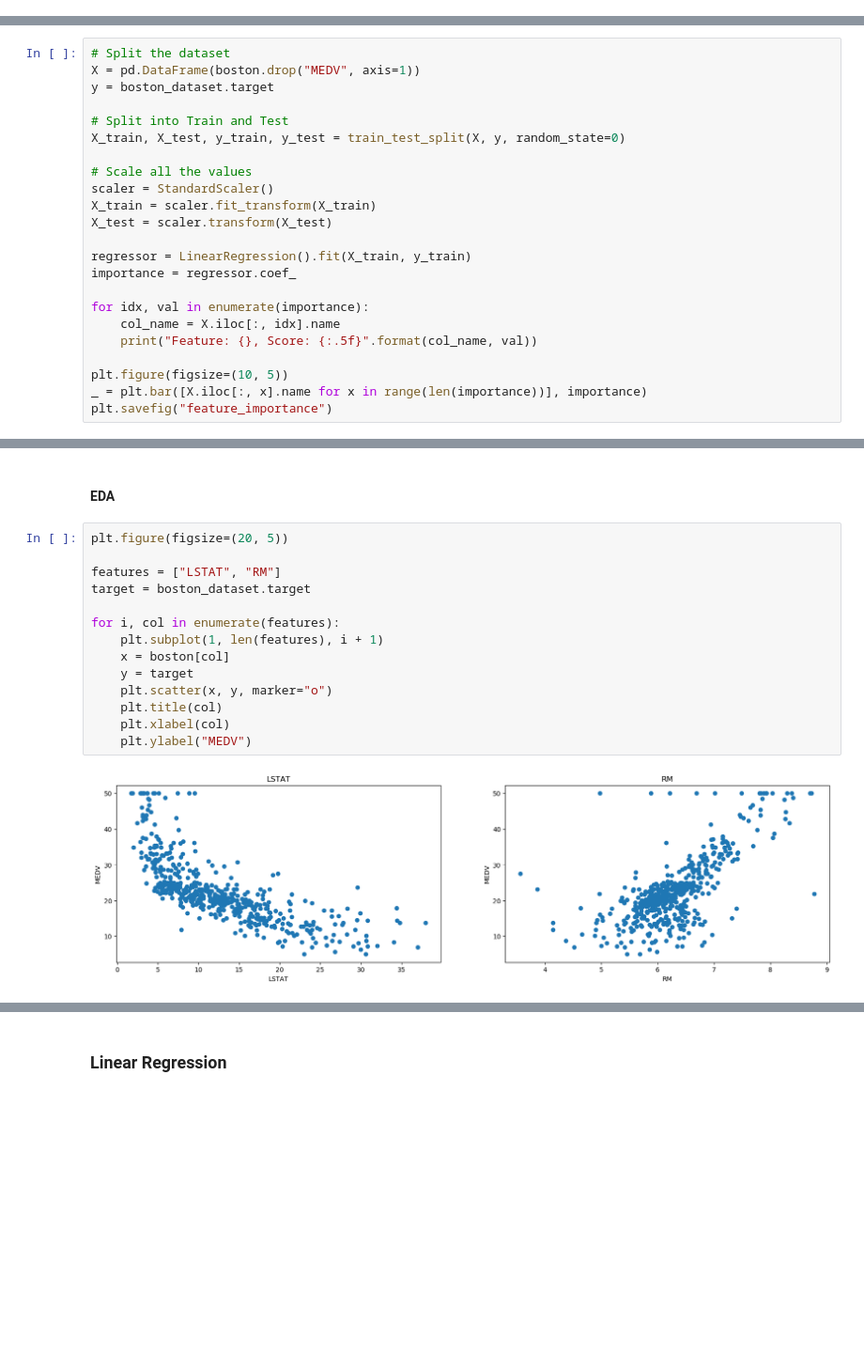
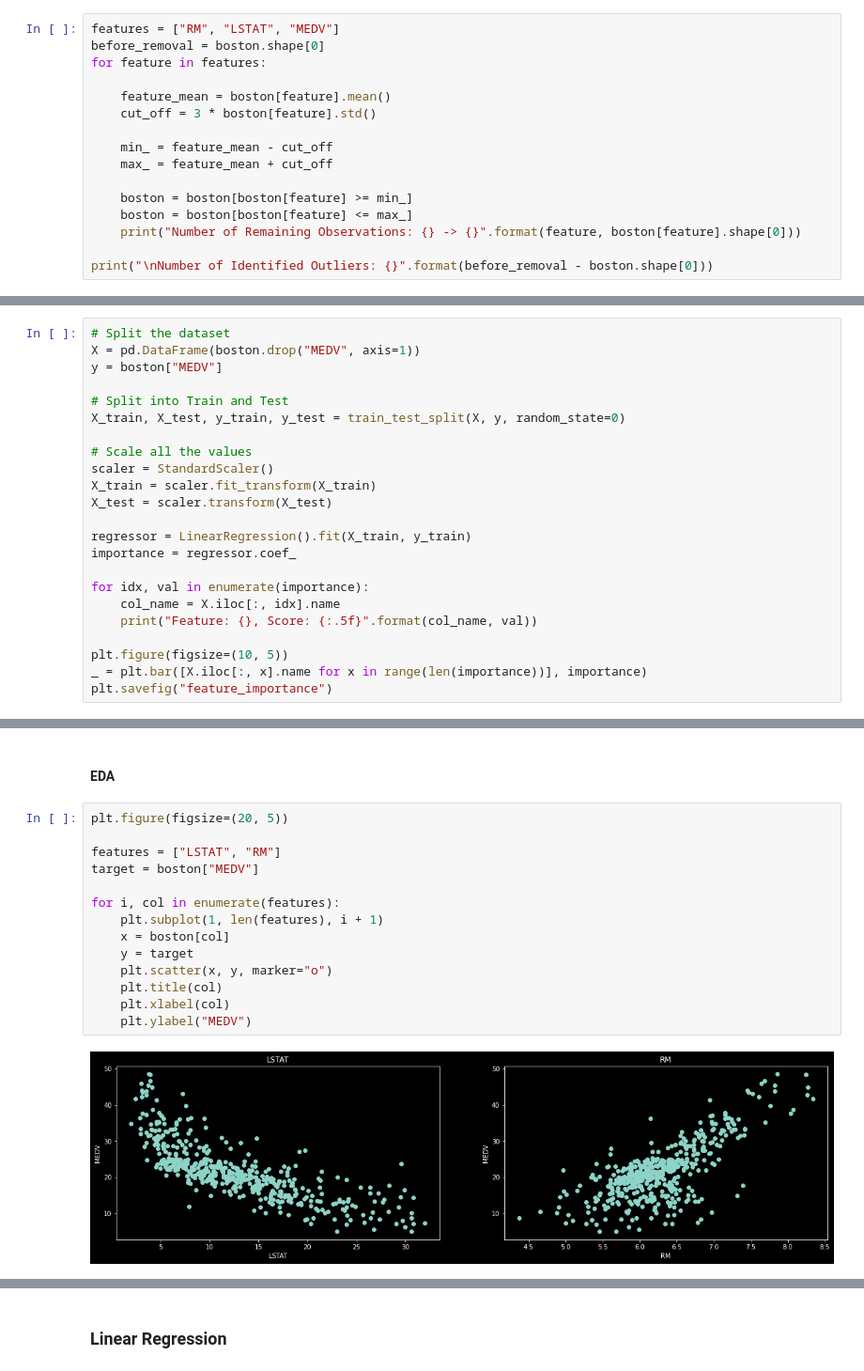
Before and after one commit to PrynsTag/Machine-Learning-Journey, a Jupyter notebook: 01 - Linear Regression/Linear Regression Exercise.ipynb, the cells around one changed output, grey strips where cells are left out. Shown at 94% size. Cells and saved outputs as stored; diff of their text form; blank space fills up the shorter version.

Commit message:
Added StandardScaler, Remove Outlier and Parameter Tuning

```diff
--- a/01 - Linear Regression/Linear Regression Exercise.ipynb
+++ b/01 - Linear Regression/Linear Regression Exercise.ipynb
@@ -105,0 +119,16 @@ dtype: int64
+# %%
+features = ["RM", "LSTAT", "MEDV"]
+before_removal = boston.shape[0]
+for feature in features:
+
+    feature_mean = boston[feature].mean()
+    cut_off = 3 * boston[feature].std()
+
+    min_ = feature_mean - cut_off
+    max_ = feature_mean + cut_off
+
+    boston = boston[boston[feature] >= min_]
+    boston = boston[boston[feature] <= max_]
+    print("Number of Remaining Observations: {} -> {}".format(feature, boston[feature].shape[0]))
+
+print("\nNumber of Identified Outliers: {}".format(before_removal - boston.shape[0]))
@@ -127,7 +162,7 @@ Let's all get the features and try to fit all the features into the model and se
 # %%
 # Split the dataset
 X = pd.DataFrame(boston.drop("MEDV", axis=1))
-y = boston_dataset.target
+y = boston["MEDV"]
 
 # Split into Train and Test
 X_train, X_test, y_train, y_test = train_test_split(X, y, random_state=0)
@@ -171,16 +206,16 @@ Let's use this in the real action.
 # %%
 plt.figure(figsize=(20, 5))
 
 features = ["LSTAT", "RM"]
-target = boston_dataset.target
+target = boston["MEDV"]
 
 for i, col in enumerate(features):
     plt.subplot(1, len(features), i + 1)
     x = boston[col]
     y = target
     plt.scatter(x, y, marker="o")
     plt.title(col)
     plt.xlabel(col)
     plt.ylabel("MEDV")
 # %% [output]
-[figure, old version]
+[figure, new version]
```
Also changed, not shown: parts of 41 cells of this notebook.
